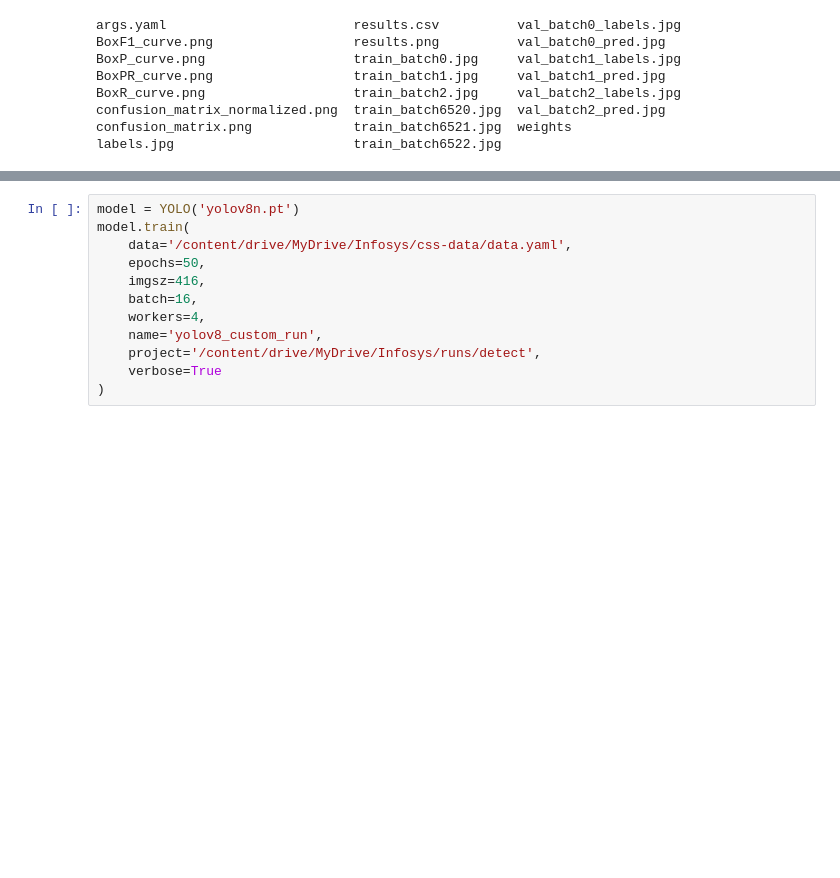
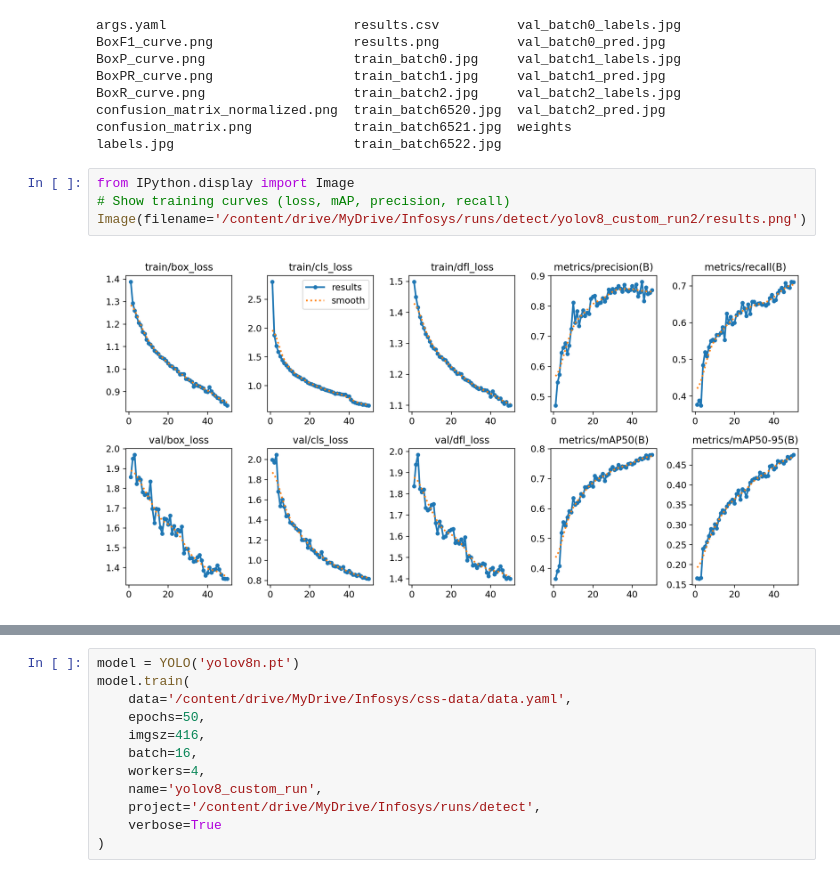
Before and after one commit to Rohini2596/AI-Powered-Safety-At-Workplace, a Jupyter notebook: ModelTraining.ipynb, the cells around one changed output, grey strips where cells are left out. Cells and saved outputs as stored; diff of their text form; blank space fills up the shorter version.

Commit message:
Updating model training with given instructions

```diff
--- a/ModelTraining.ipynb
+++ b/ModelTraining.ipynb
@@ -88,3 +88,9 @@ BoxR_curve.png                   train_batch2.jpg     val_batch2_labels.jpg
 confusion_matrix_normalized.png  train_batch6520.jpg  val_batch2_pred.jpg
 confusion_matrix.png             train_batch6521.jpg  weights
 labels.jpg                       train_batch6522.jpg
+# %%
+from IPython.display import Image
+# Show training curves (loss, mAP, precision, recall)
+Image(filename='/content/drive/MyDrive/Infosys/runs/detect/yolov8_custom_run2/results.png')
+# %% [output]
+[figure, added]
```
Also changed, not shown: parts of 4 cells of this notebook.
